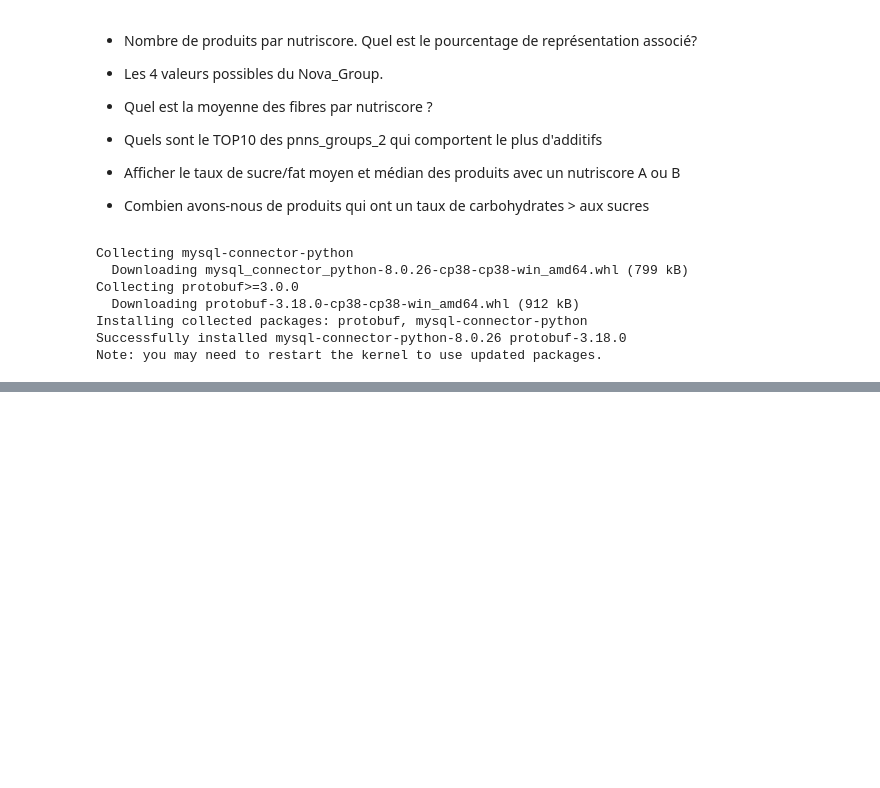
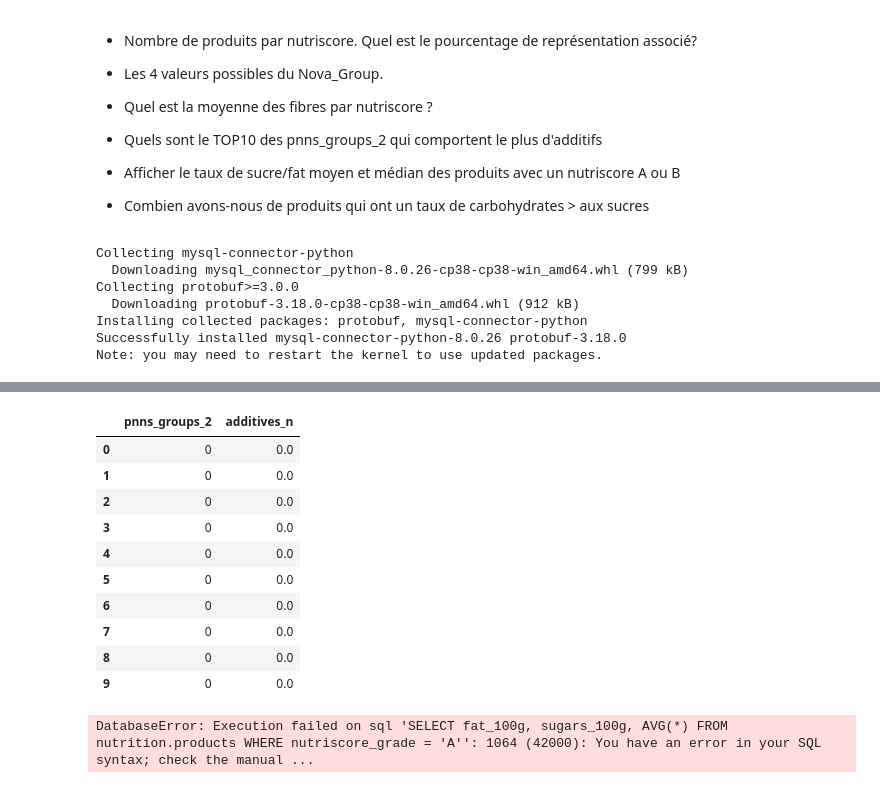
Before and after one commit to adilsmh/Nutrition-POC, a Jupyter notebook: notebook/notebook_db.ipynb, the cells around one changed output, grey strips where cells are left out. Saved outputs shown, nothing was run; the diff lists cells and outputs as text; code cells hidden in the pictures; blank space fills up the shorter version.

```diff
--- a/notebook/notebook_db.ipynb
+++ b/notebook/notebook_db.ipynb
@@ -204,7 +226,33 @@ with cnx.cursor() as cursor:
 # %%
 # Quels sont le TOP10 des pnns_groups_2 qui comportent le plus d'additifs
+query_4 = ("SELECT pnns_groups_2, additives_n FROM nutrition.products "
+           "ORDER BY pnns_groups_2 LIMIT 10")
+
+# stocking query results into pandas df
+df_query_4 = pd.read_sql_query(query_4, cnx)
+df_query_4
+# %% [output]
+|  | pnns_groups_2 | additives_n |
+| 0 | 0 | 0.0 |
+| 1 | 0 | 0.0 |
+| 2 | 0 | 0.0 |
+| 3 | 0 | 0.0 |
+| 4 | 0 | 0.0 |
+| 5 | 0 | 0.0 |
+| 6 | 0 | 0.0 |
+| 7 | 0 | 0.0 |
+| 8 | 0 | 0.0 |
+| 9 | 0 | 0.0 |
 # %%
 # Afficher le taux de sucre/fat moyen et médian des produits avec un nutriscore A ou B
+query_5 = ("SELECT fat_100g, sugars_100g, AVG(*) FROM nutrition.products "
+           "WHERE nutriscore_grade = 'A'")
+
+# stocking query results into pandas df
+df_query_5 = pd.read_sql_query(query_5, cnx)
+df_query_5
+# %% [output]
+DatabaseError: Execution failed on sql 'SELECT fat_100g, sugars_100g, AVG(*) FROM nutrition.products WHERE nutriscore_grade = 'A'': 1064 (42000): You have an error in your SQL syntax; check the manual ...
 # %%
 # Combien avons-nous de produits qui ont un taux de carbohydrates > aux sucres
 # %%
```
Also changed, not shown: parts of 5 cells of this notebook, 1 other file.
